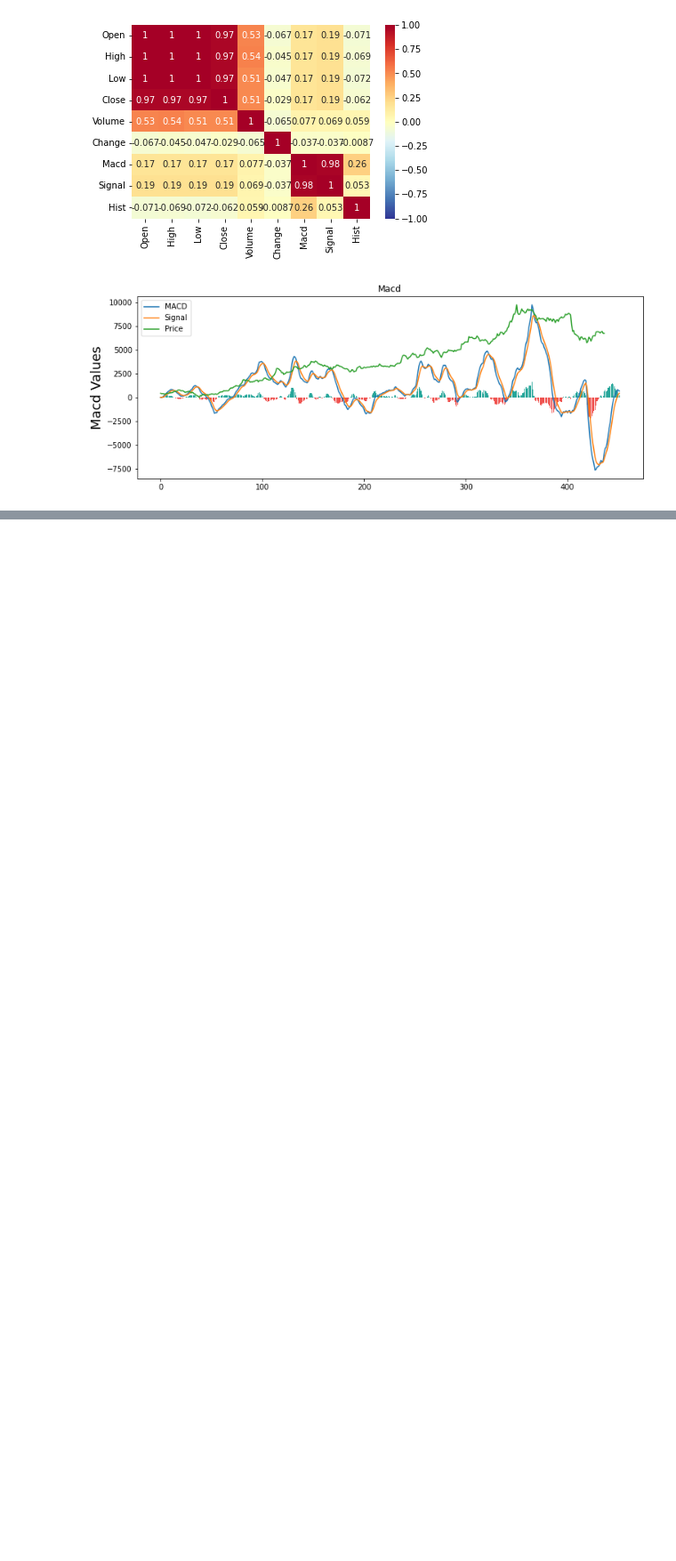
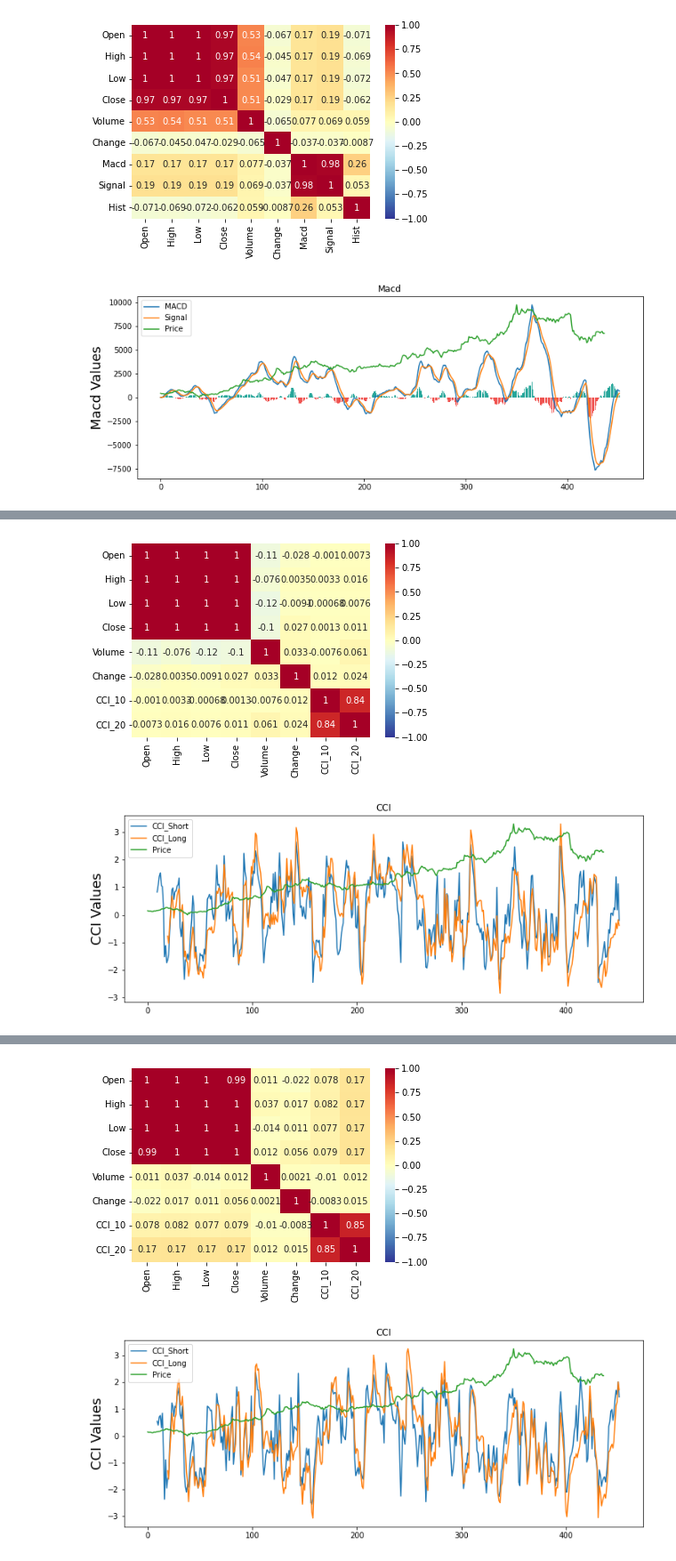
Before and after one commit to spegas/Dacon, a Jupyter notebook: make_train_data.ipynb, the cells around one changed output, grey strips where cells are left out. Shown at 89% size. Saved outputs shown, nothing was run; the diff lists cells and outputs as text; code cells hidden in the pictures; blank space fills up the shorter version.

```diff
--- a/make_train_data.ipynb
+++ b/make_train_data.ipynb
@@ -955,0 +979,74 @@ Hist   -0.071094 -0.069474 -0.072398  ...  0.260167  0.052819  1.000000
+# %%
+# for f_index in range(0, pd_stock_list.shape[0]):
+for f_index in range(0, 4):
+  stock_name = pd_stock_list.iloc[f_index][0]
+  stock_code = pd_stock_list.iloc[f_index][1]
+
+  print(stock_name, stock_code)
+
+  price_base_filename = 'price/' + str(stock_code) + str('_price.csv')
+  price_total_filename = 'price/' + str(stock_code) + str('_total_price.csv')
+
+  # 기존에 가격 정보와 보조지표를 계산한 파일이 있으면 skip
+  if os.path.exists(price_total_filename):
+    continue
+  else:
+    pd_fetch_info = pd_stock_gubun_info[pd_stock_gubun_info['종목코드']==stock_code]
+    # print(pd_fetch_info['업종분류'])
+
+    # 종목에 관한 주식이 아니면
+    if pd_fetch_info['업종분류'].values == 'None':
+      print(stock_code, '는 개별 종목 주가가 아님.',)
+      continue
+    else:
+      # 기본 주가 정보를 얻어옴.
+      pd_base_price = pd.read_csv(price_base_filename, header=0)
+      print(' --- pd_base_price --- ')
+      print(pd_base_price.head(3))
+      print(pd_base_price.shape)
+
+      # MACD 값을 계산하기 위한 과정 시작
+      short_period = 10
+      long_period = 20
+
+      pd_temp_base_price = pd_base_price.loc[long_period:,]
+      pd_temp_base_price = pd_temp_base_price.reset_index(drop=True)
+      print(' --- pd_temp_base_price --- ')
+      print(pd_temp_base_price.head(3))
+      print(pd_temp_base_price.shape)
+
+      pd_stock_cci = make_cci_index(pd_base_price, short_period, long_period)
+      print(pd_base_price.shape[0], pd_stock_macd.shape)
+      #print(pd_stock_macd)
+
+      pd_append_cci = pd.concat([pd_temp_base_price, pd_stock_cci], axis=1)
+
+      print(' --- pd_append_cci --- ')
+      print(pd_append_cci.head(3))
+
+      cci_corr = pd_append_cci.corr()
+      print(' --- pd_append_cci.corr() --- ')
+      print(cci_corr)
+      sns.heatmap(cci_corr,
+               annot = True,      # 실제 값 화면에 나타내기
+               cmap = 'RdYlBu_r',  # Red, Yellow, Blue 색상으로 표시
+               vmin = -1, vmax = 1, #컬러차트 -1 ~ 1 범위로 표시
+              )
+      plt.show()
+
+
+      plt.figure(figsize=(12.2,4.5)) #width = 12.2in, height = 4.5
+      plt.plot(pd_append_cci['CCI_'+str(short_period)],  label='CCI_Short')
+      plt.plot(pd_append_cci['CCI_'+str(long_period)],  label='CCI_Long')
+
+      scale_price = (pd_append_macd['Close'] - min_price) / (max_price - min_price)
+      scale_price = scale_price * pd_append_cci['CCI_'+str(long_period)].max()
+
+      plt.plot(scale_price, label='Price')
+
+      plt.title('CCI')
+      plt.ylabel('CCI Values',fontsize=18)
+      plt.legend(loc='upper left')
+
+      plt.show()
+# %% [output]
@@ -955,0 +1070,2 @@ Hist   -0.071094 -0.069474 -0.072398  ...  0.260167  0.052819  1.000000
+[figure, added]
+[figure, added]
@@ -955,0 +1089,2 @@ Hist   -0.071094 -0.069474 -0.072398  ...  0.260167  0.052819  1.000000
+[figure, added]
+[figure, added]
```
Also changed, not shown: parts of 7 cells of this notebook.
